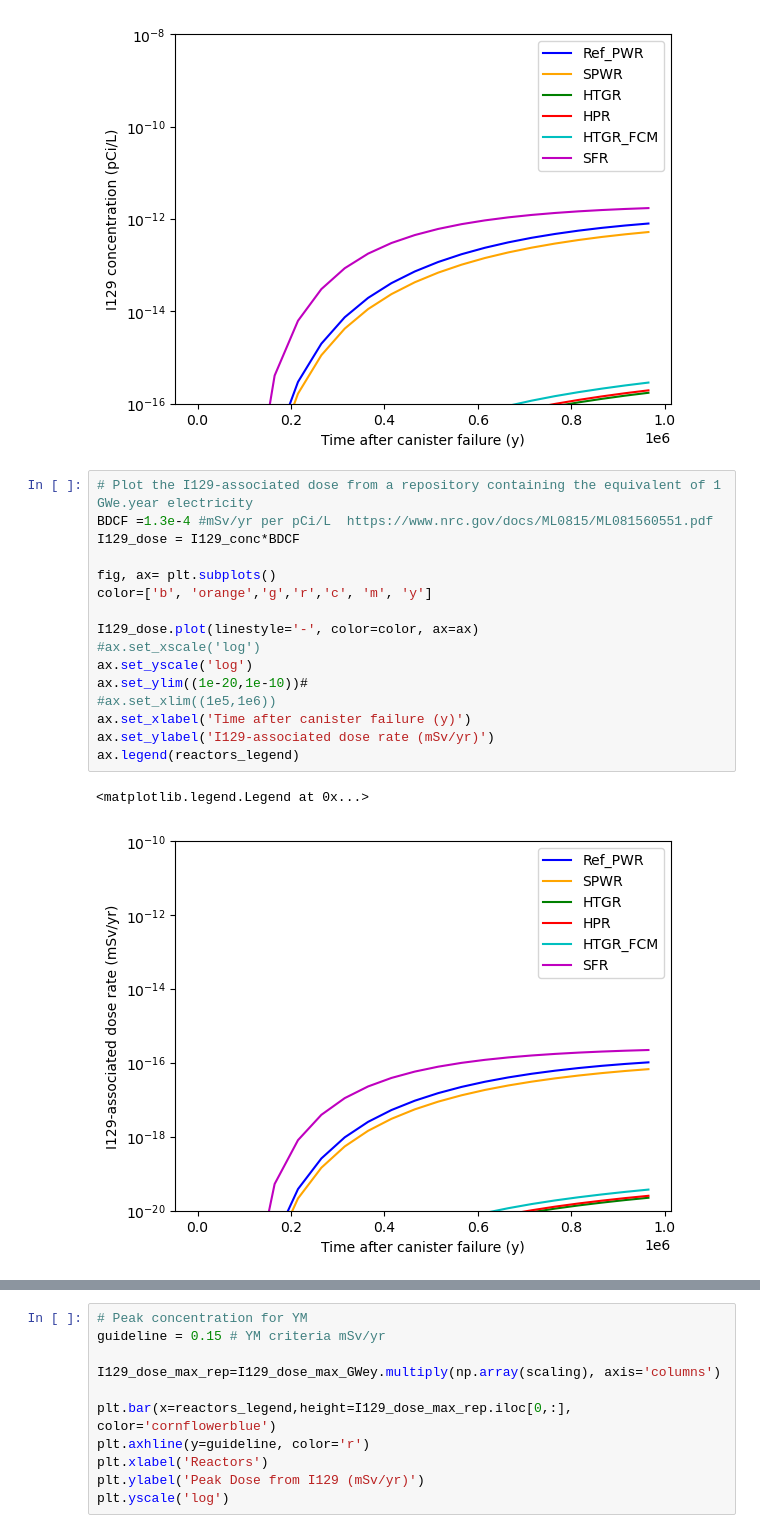
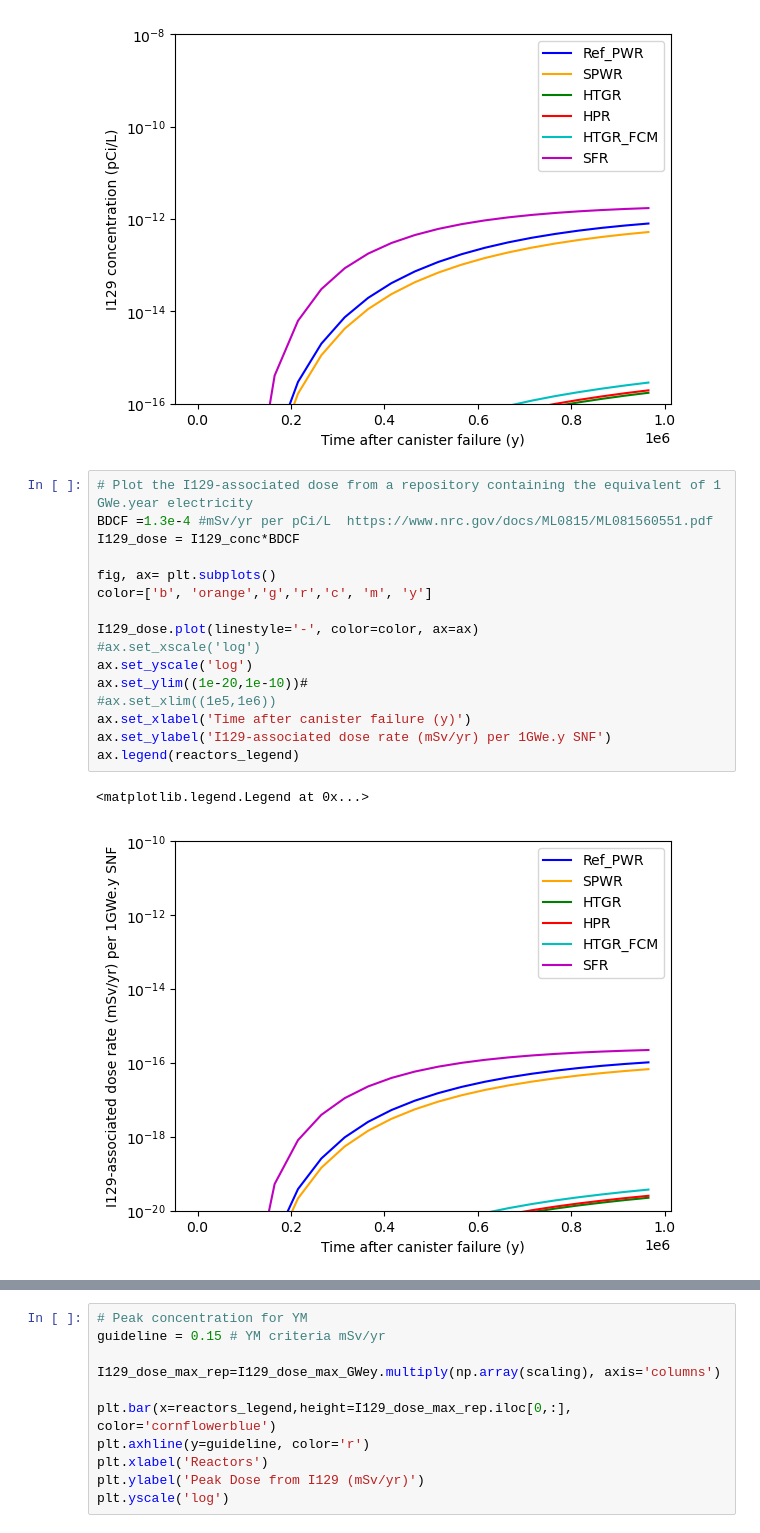
Before and after one commit to hmwainw/R2R4SNF, a Jupyter notebook: 4_I129 release_transport.ipynb, the cells around one changed output, grey strips where cells are left out. Drawn from its saved outputs; the diff is of its cells as text.

```diff
--- a/4_I129 release_transport.ipynb
+++ b/4_I129 release_transport.ipynb
@@ -418,19 +418,19 @@ ax.legend(reactors_legend)
 # %%
 # Plot the I129-associated dose from a repository containing the equivalent of 1 GWe.year electricity
 BDCF =1.3e-4 #mSv/yr per pCi/L  https://www.nrc.gov/docs/ML0815/ML081560551.pdf
 I129_dose = I129_conc*BDCF
 
 fig, ax= plt.subplots()
 color=['b', 'orange','g','r','c', 'm', 'y']
 
 I129_dose.plot(linestyle='-', color=color, ax=ax)
 #ax.set_xscale('log')
 ax.set_yscale('log')
 ax.set_ylim((1e-20,1e-10))#
 #ax.set_xlim((1e5,1e6))
 ax.set_xlabel('Time after canister failure (y)')
-ax.set_ylabel('I129-associated dose rate (mSv/yr)')
+ax.set_ylabel('I129-associated dose rate (mSv/yr) per 1GWe.y SNF')
 ax.legend(reactors_legend)
 # %% [output]
 <matplotlib.legend.Legend at 0x...>
-[figure, old version]
+[figure, new version]
```
Also changed, not shown: parts of 3 cells of this notebook, 4 other files.
